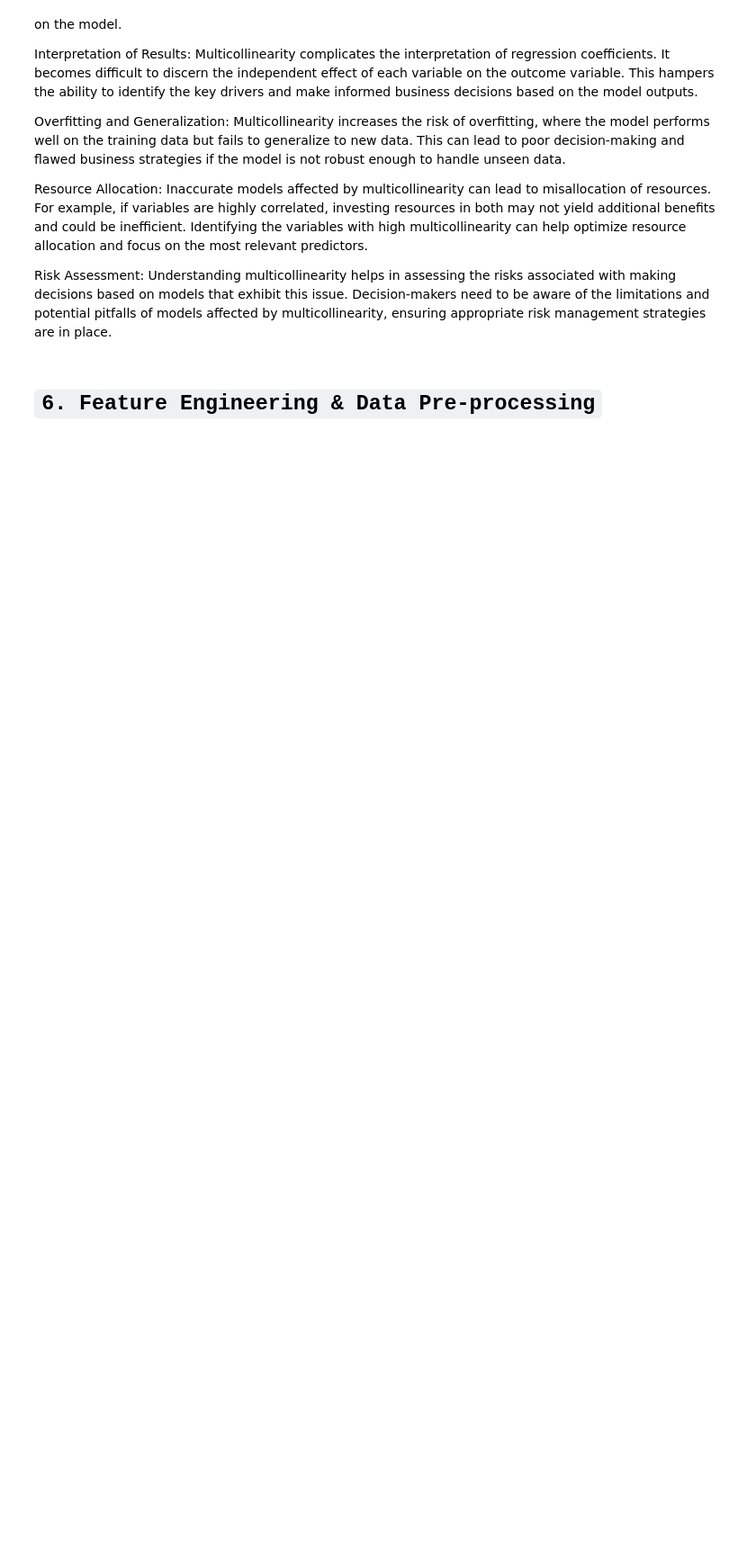
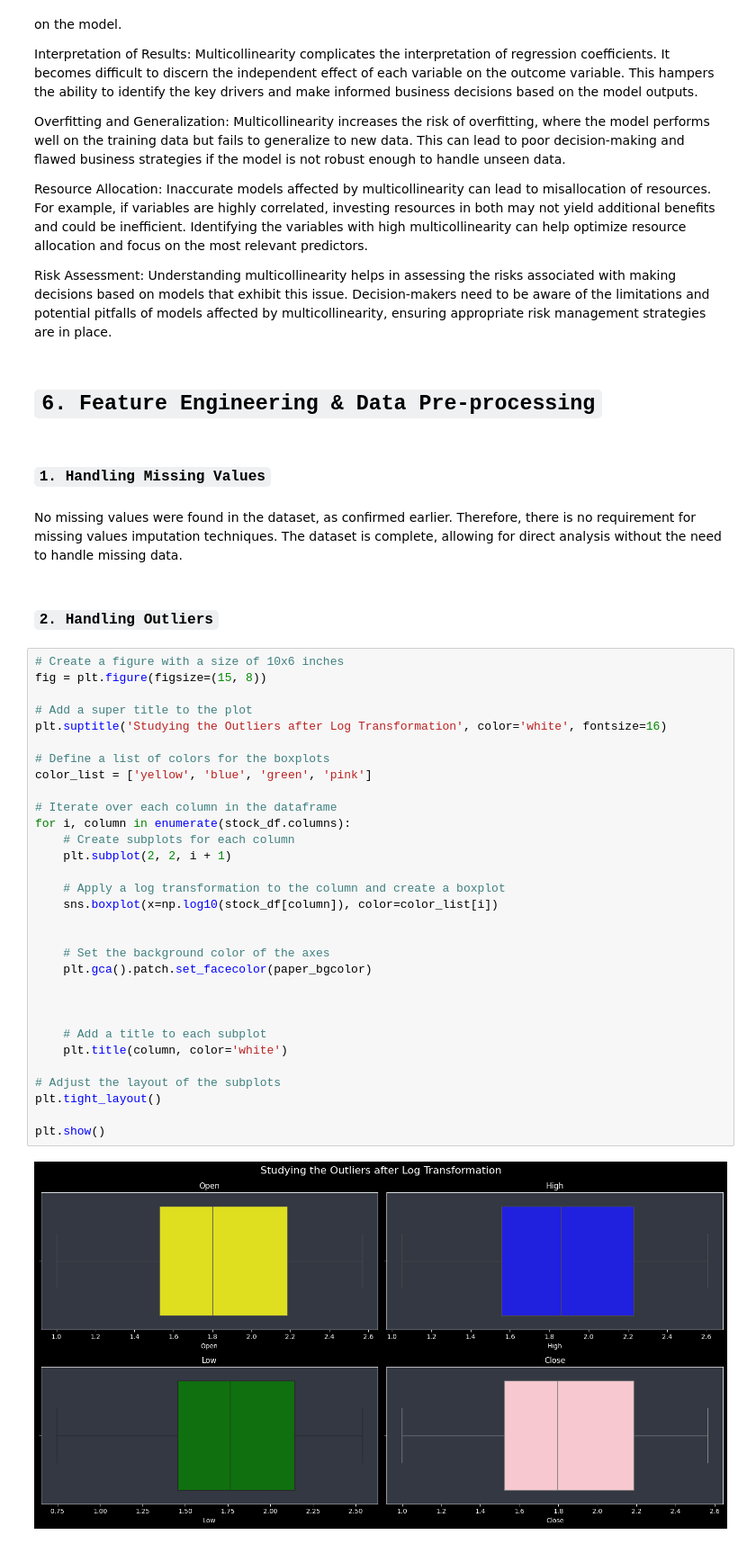
Before and after one commit to Srushti-Rodge/Capstone_Project_ML-Yes_Bank_Stock_Closing_Price_Prediction-, a Jupyter notebook: Capstone_Project_ML(Yes_Bank_Stock_Closing_Price_Prediction).ipynb, the cells around one changed output. Shown at 90% size. Drawn from its saved outputs; the diff is of its cells as text; blank space fills up the shorter version.

```diff
--- a/Capstone_Project_ML(Yes_Bank_Stock_Closing_Price_Prediction).ipynb
+++ b/Capstone_Project_ML(Yes_Bank_Stock_Closing_Price_Prediction).ipynb
@@ -620,3 +620,42 @@ Resource Allocation: Inaccurate models affected by multicollinearity can lead to
 Risk Assessment: Understanding multicollinearity helps in assessing the risks associated with making decisions based on models that exhibit this issue. Decision-makers need to be aware of the limitations and potential pitfalls of models affected by multicollinearity, ensuring appropriate risk management strategies are in place.
 # %% [markdown]
 # `6. Feature Engineering & Data Pre-processing`
+# %% [markdown]
+### **`1. Handling Missing Values`**
+# %% [markdown]
+No missing values were found in the dataset, as confirmed earlier. Therefore, there is no requirement for missing values imputation techniques. The dataset is complete, allowing for direct analysis without the need to handle missing data.
+# %% [markdown]
+### **`2. Handling Outliers`**
+# %%
+# Create a figure with a size of 10x6 inches
+fig = plt.figure(figsize=(15, 8))
+
+# Add a super title to the plot
+plt.suptitle('Studying the Outliers after Log Transformation', color='white', fontsize=16)
+
+# Define a list of colors for the boxplots
+color_list = ['yellow', 'blue', 'green', 'pink']
+
+# Iterate over each column in the dataframe
+for i, column in enumerate(stock_df.columns):
+    # Create subplots for each column
+    plt.subplot(2, 2, i + 1)
+
+    # Apply a log transformation to the column and create a boxplot
+    sns.boxplot(x=np.log10(stock_df[column]), color=color_list[i])
+
+
+    # Set the background color of the axes
+    plt.gca().patch.set_facecolor(paper_bgcolor)
+
+
+
+    # Add a title to each subplot
+    plt.title(column, color='white')
+
+# Adjust the layout of the subplots
+plt.tight_layout()
+
+plt.show()
+# %% [output]
+[figure, added]
```
Also changed, not shown: parts of 15 cells of this notebook.
